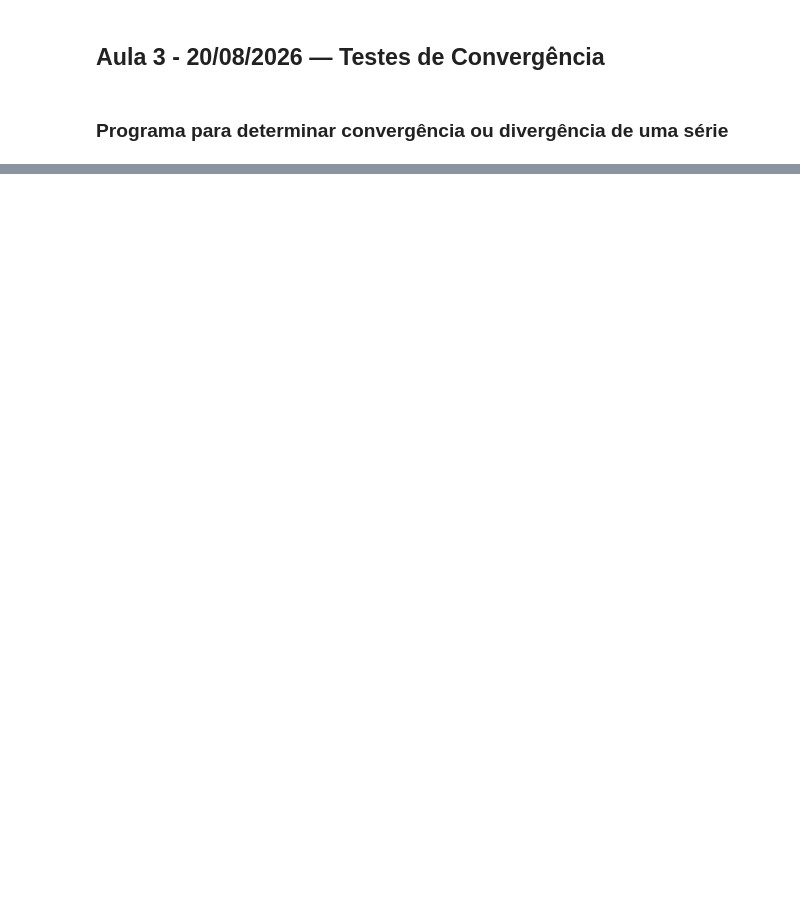
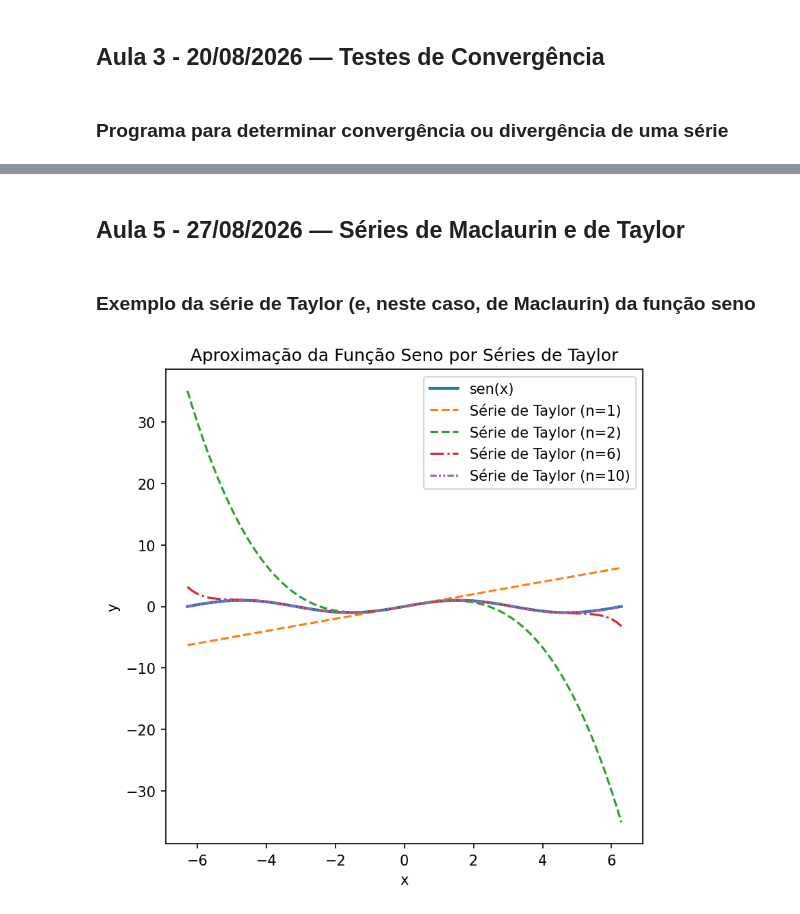
Before and after one commit to alaskaquefalta/CalculoBNotebook, a Jupyter notebook: CálculoB.ipynb, the cells around one changed output, grey strips where cells are left out. Drawn from its saved outputs; the diff is of its cells as text; code cells hidden in the pictures; blank space fills up the shorter version.

Commit message:
Adição do exemplo da aula 5, uso da série de Taylor para a função seno.

```diff
--- a/CálculoB.ipynb
+++ b/CálculoB.ipynb
@@ -258,0 +273,43 @@ if __name__ == "__main__":
+# %% [markdown]
+## Aula 5 - 27/08/2026 — Séries de Maclaurin e de Taylor
+# %% [markdown]
+### Exemplo da série de Taylor (e, neste caso, de Maclaurin) da função seno
+# %%
+import numpy as np
+import matplotlib.pyplot as plt
+import math
+
+# 1. Definindo a função seno
+def seno(x):
+    return np.sin(x)
+
+# 2. Definindo a série de Taylor do seno em torno de x=0 ( uma série de Maclaurin)
+def serie_taylor_seno(x, n):
+    soma = 0
+    for i in range(n):
+        termo = ((-1)**i * x**(2*i + 1)) / math.factorial(2*i + 1)
+        soma += termo
+    return soma
+
+def serie_taylor(x, n):
+    funcao = 0
+
+
+# 3. Valores de x para os quais queremos calcular a série
+x_vals = np.linspace(-2*np.pi, 2*np.pi, 100)
+
+# 4. Plotando a função original e a série de Taylor
+plt.figure(figsize=(6, 6), dpi=150)
+plt.plot(x_vals, seno(x_vals), label='sen(x)', linewidth=2)
+plt.plot(x_vals, serie_taylor_seno(x_vals, 1), label='Série de Taylor (n=1)', linestyle='--')
+plt.plot(x_vals, serie_taylor_seno(x_vals, 2), label='Série de Taylor (n=2)', linestyle='--')
+plt.plot(x_vals, serie_taylor_seno(x_vals, 6), label='Série de Taylor (n=6)', linestyle='-.')
+plt.plot(x_vals, serie_taylor_seno(x_vals, 10), label='Série de Taylor (n=10)', linestyle=(0, (3, 1, 1, 1, 1, 1)))
+plt.xlabel('x')
+plt.ylabel('y')
+plt.title('Aproximação da Função Seno por Séries de Taylor')
+plt.legend()
+plt.grid(False)
+plt.show()
+# %% [output]
+[figure, added]
```
Also changed, not shown: parts of 3 cells of this notebook.
